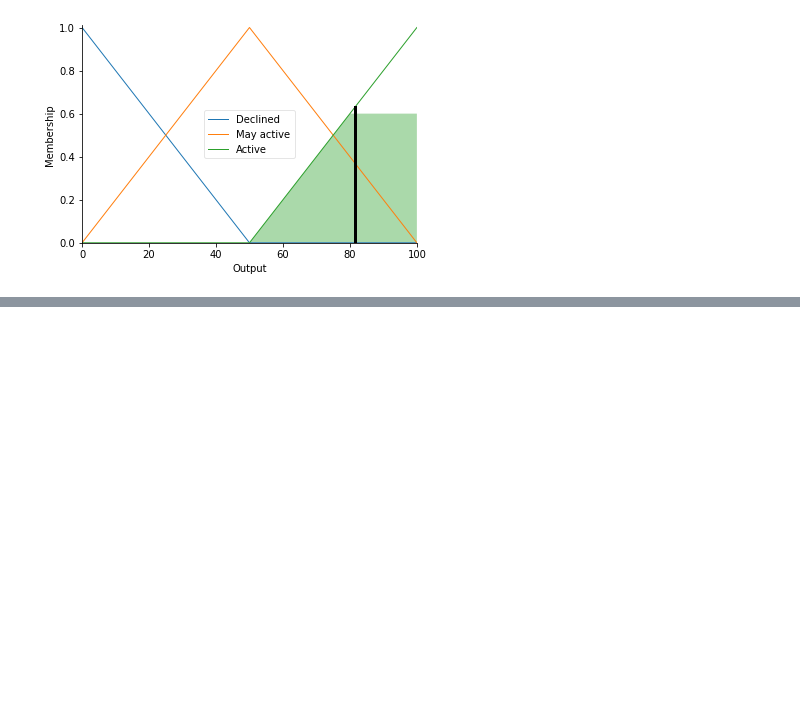
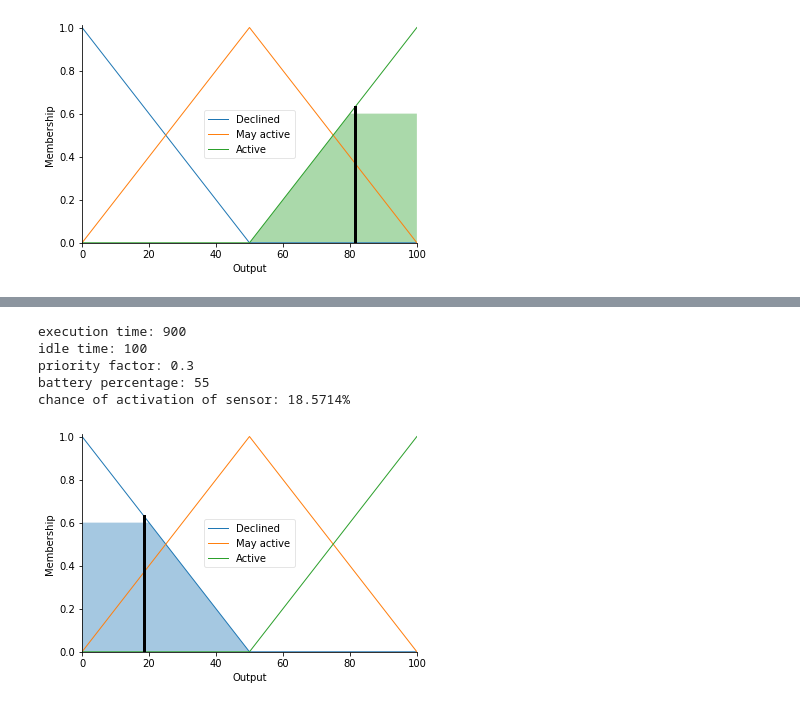
Before and after one commit to Tanuka-Mondal/Fuzzy, a Jupyter notebook: fuzzy2.ipynb, the cells around one changed output, grey strips where cells are left out. Drawn from its saved outputs; the diff is of its cells as text; code cells hidden in the pictures; blank space fills up the shorter version.

```diff
--- a/fuzzy2.ipynb
+++ b/fuzzy2.ipynb
@@ -87,0 +107,9 @@ chance of activation of sensor: 81.4286%
+# %%
+SensorOutput()
+# %% [output]
+execution time: 900
+idle time: 100
+priority factor: 0.3
+battery percentage: 55
+chance of activation of sensor: 18.5714%
+[figure, added]
```
Also changed, not shown: parts of 6 cells of this notebook.
